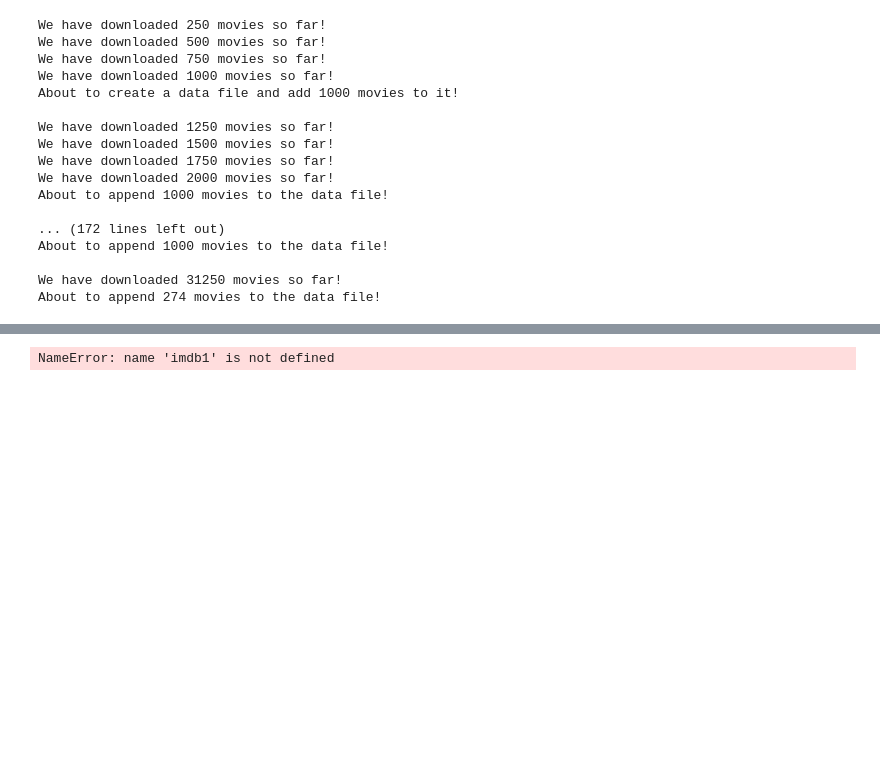
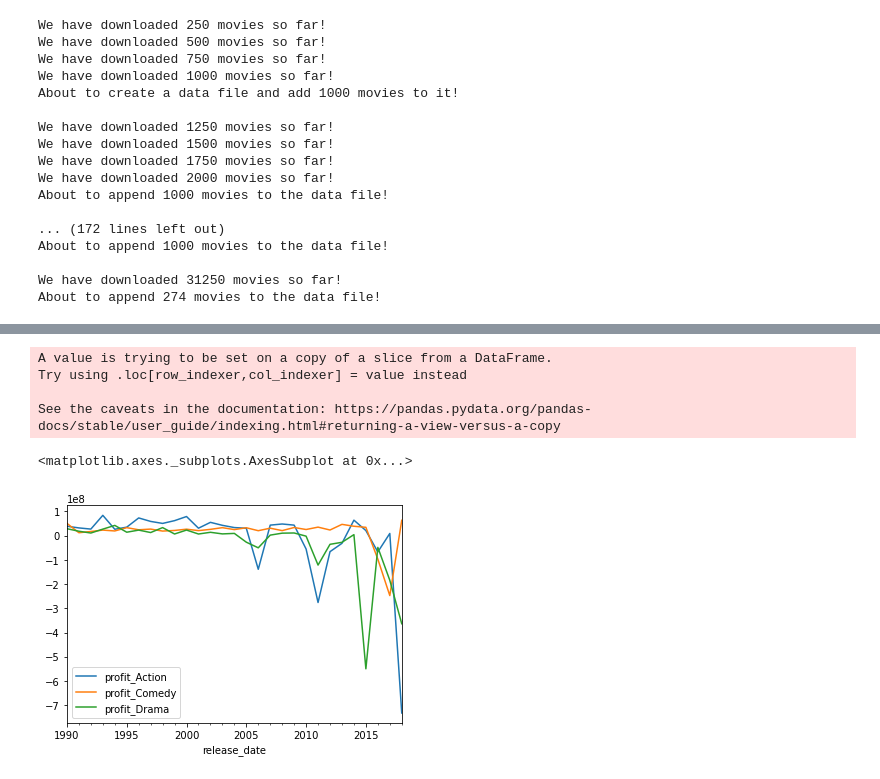
Before and after one commit to zilaeric/dpp-project, a Jupyter notebook: project.ipynb, the cells around one changed output, grey strips where cells are left out. Saved outputs shown, nothing was run; the diff lists cells and outputs as text; code cells hidden in the pictures; blank space fills up the shorter version.

Commit message:
Added a preliminary analysis of succces of movies based on genre.

```diff
--- a/project.ipynb
+++ b/project.ipynb
@@ -460,18 +460,33 @@ class MovieDataFrame:
 
     @param data -> instance of a downloader object of an IMDb movie page
     """
-    def __init__(self, downloader):
+    def __init__(self, downloader=None, csv_path=None):
         self.downloader = downloader
-        self.data = self.downloader.movies
-        self.df = self.to_data_frame()
+        self.csv_path = csv_path
+        if downloader is not None:
+            self.data = self.downloader.movies
+            self.df = self.from_movies_to_data_frame()
+        elif csv_path is not None:
+            self.df = self.from_csv_to_data_frame()
+        else:
+            raise Exception("Data source needs to be specified.")
+
 
     """
     Converts movie dictionaries into a data frame.
 
     @return Pandas data frame object with every movie contained in a given downloader instance
     """
-    def to_data_frame(self):
+    def from_movies_to_data_frame(self):
         return pd.DataFrame.from_records([movie.to_dict() for movie in self.data])
+
+    """
+    Converts csv into a data frame.
+
+    @return Pandas data frame object with every movie contained in a csv
+    """
+    def from_csv_to_data_frame(self):
+        return pd.read_csv(self.csv_path)
 
     """
     Converts columns into right types.
@@ -480,10 +495,11 @@ class MovieDataFrame:
 
     """
     def convert_columns(self):
+        self.df['release_date'] = self.df['release_date'].astype('str')
         self.df['release_date'] = self.df['release_date'].apply(lambda x: re.findall('[0-9]+ [A-Z][a-z]+ [0-9]+', x)).str[0]
         self.df['release_date'] = pd.to_datetime(self.df['release_date'], format='%d %B %Y', errors='coerce')
         for column in ['budget', 'worldwide_gross', 'rating', 'runtime', 'rating_count']:
-            self.df[column] = pd.to_numeric(self.df[column])
+            self.df[column] = pd.to_numeric(self.df[column],errors='coerce')
         return self
 
     """
@@ -606,0 +626,4 @@ df[:-10]
+# %%
+df_obj = MovieDataFrame(csv_path='data/data.csv')
+df_obj.convert_columns()
+df_obj.df
@@ -607,14 +644,13 @@ df[:-10]
 # %%
-df_obj = MovieDataFrame(imdb1)
-df_obj.convert_columns()
 genres = ['Action', 'Comedy','Drama']
 first = True
 for genre in genres:
     df_genre = copy.copy(df_obj)
     df_genre = df_genre.filter_genre(genre, in_place=False)
     df_genre['profit'] = df_genre['worldwide_gross'] - df_genre['budget']
-    df_genre_time = df_genre[['profit','release_date']].set_index('release_date')
-    df_genre_time = df_genre_time.dropna().resample('M').mean()
+    df_genre_time = df_genre[['profit','release_date']].dropna()
+    df_genre_time = df_genre_time.set_index('release_date')
+    df_genre_time = df_genre_time.resample('Y').mean()
     df_genre_time.columns = [name + '_' + genre for name in df_genre_time.columns]
     if first:
         ts_df = df_genre_time
@@ -622,4 +658,7 @@ for genre in genres:
     else:
         ts_df = ts_df.join(df_genre_time, how='outer')
 # %% [output]
-NameError: name 'imdb1' is not defined
+A value is trying to be set on a copy of a slice from a DataFrame.
+Try using .loc[row_indexer,col_indexer] = value instead
+
+See the caveats in the documentation: https://pandas.pydata.org/pandas-docs/stable/user_guide/indexing.html#returning-a-view-versus-a-copy
@@ -627,0 +665,6 @@ ts_df.plot()
+# %%
+ts_df = ts_df.loc['1990-01-01':'2019-01-01']
+ts_df.plot()
+# %% [output]
+<matplotlib.axes._subplots.AxesSubplot at 0x...>
+[figure, added]
```
Also changed, not shown: parts of 4 cells of this notebook.
